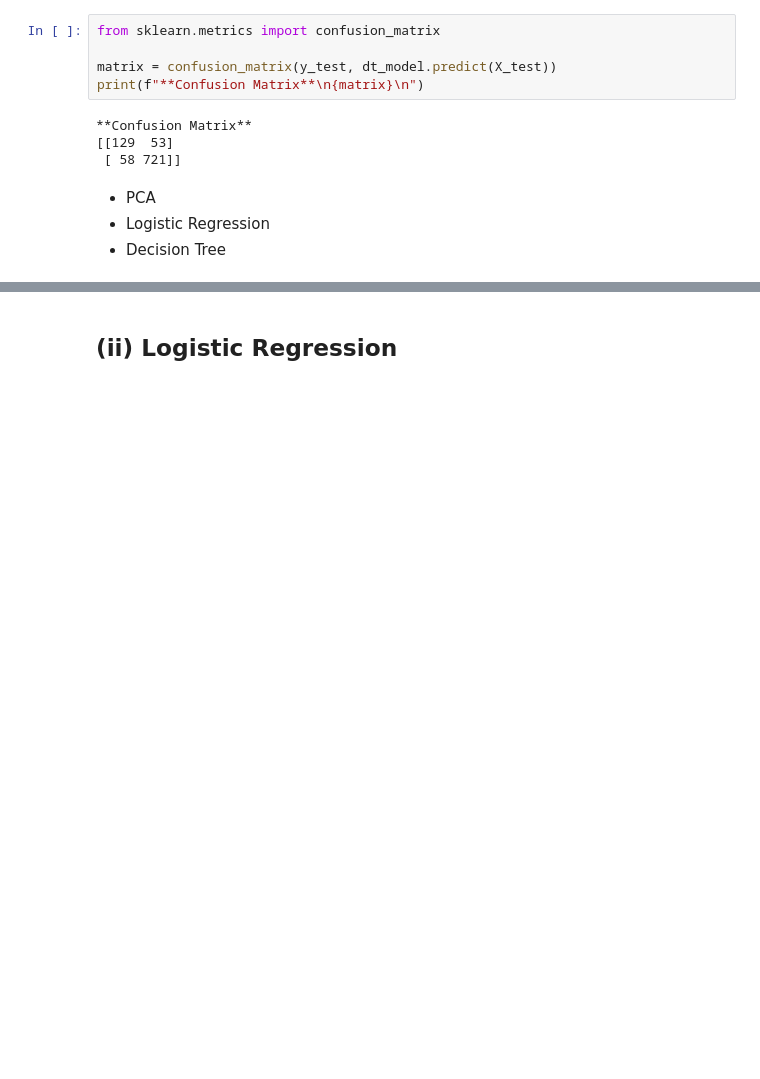
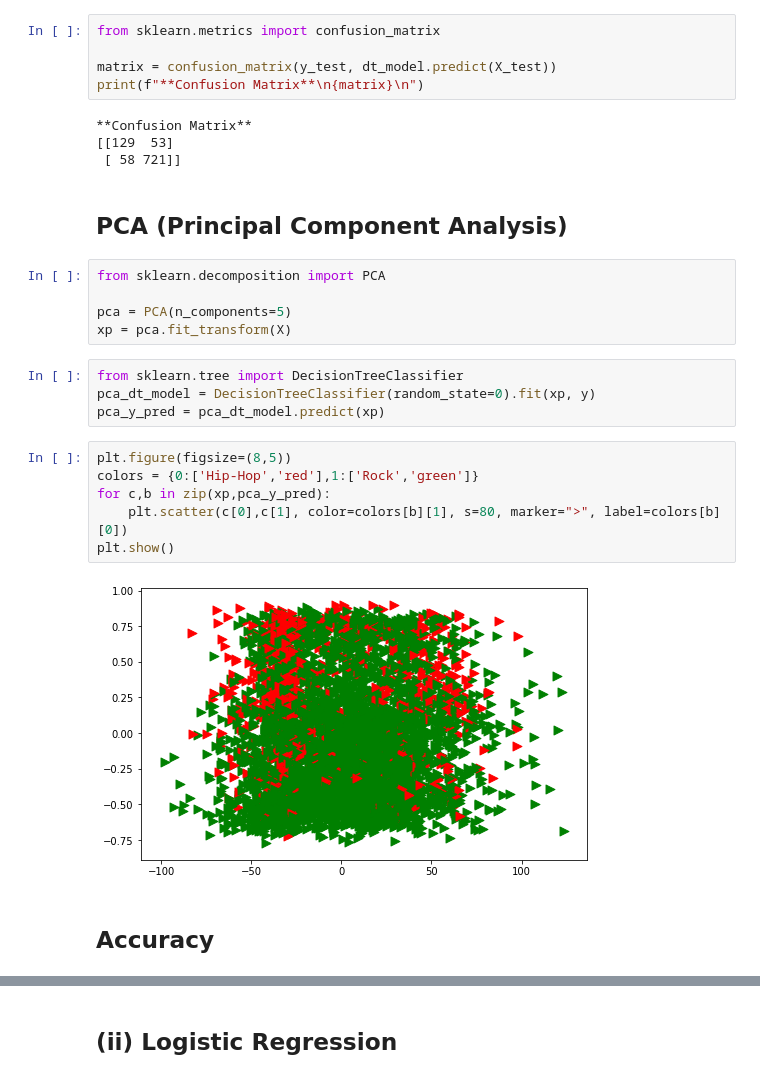
Before and after one commit to seb-in/Music-Genre-Classification, a Jupyter notebook: Classify Song Genres from Audio Data.ipynb, the cells around one changed output, grey strips where cells are left out. Cells and saved outputs as stored; diff of their text form; blank space fills up the shorter version.

```diff
--- a/Classify Song Genres from Audio Data.ipynb
+++ b/Classify Song Genres from Audio Data.ipynb
@@ -534,7 +522,24 @@ print(f"**Confusion Matrix**\n{matrix}\n")
 **Confusion Matrix**
 [[129  53]
  [ 58 721]]
-# %% [markdown]
-* PCA
-* Logistic Regression
-* Decision Tree
+# %% [markdown]
+## PCA (Principal Component Analysis)
+# %%
+from sklearn.decomposition import PCA
+
+pca = PCA(n_components=5)
+xp = pca.fit_transform(X)
+# %%
+from sklearn.tree import DecisionTreeClassifier
+pca_dt_model = DecisionTreeClassifier(random_state=0).fit(xp, y)
+pca_y_pred = pca_dt_model.predict(xp)
+# %%
+plt.figure(figsize=(8,5))
+colors = {0:['Hip-Hop','red'],1:['Rock','green']}
+for c,b in zip(xp,pca_y_pred):
+    plt.scatter(c[0],c[1], color=colors[b][1], s=80, marker=">", label=colors[b][0])
+plt.show()
+# %% [output]
+[figure, added]
+# %% [markdown]
+## Accuracy
```
Also changed, not shown: parts of 9 cells of this notebook.
